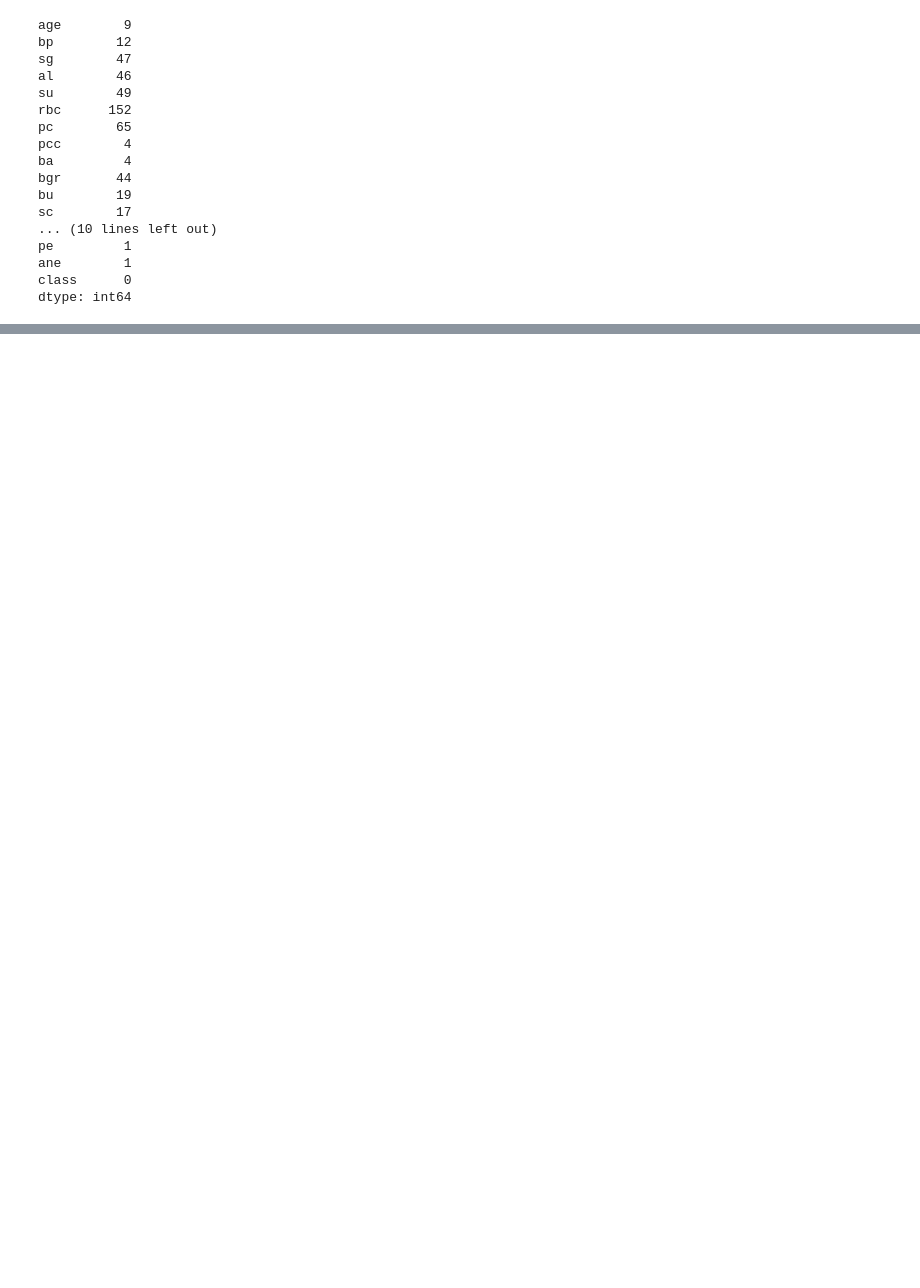
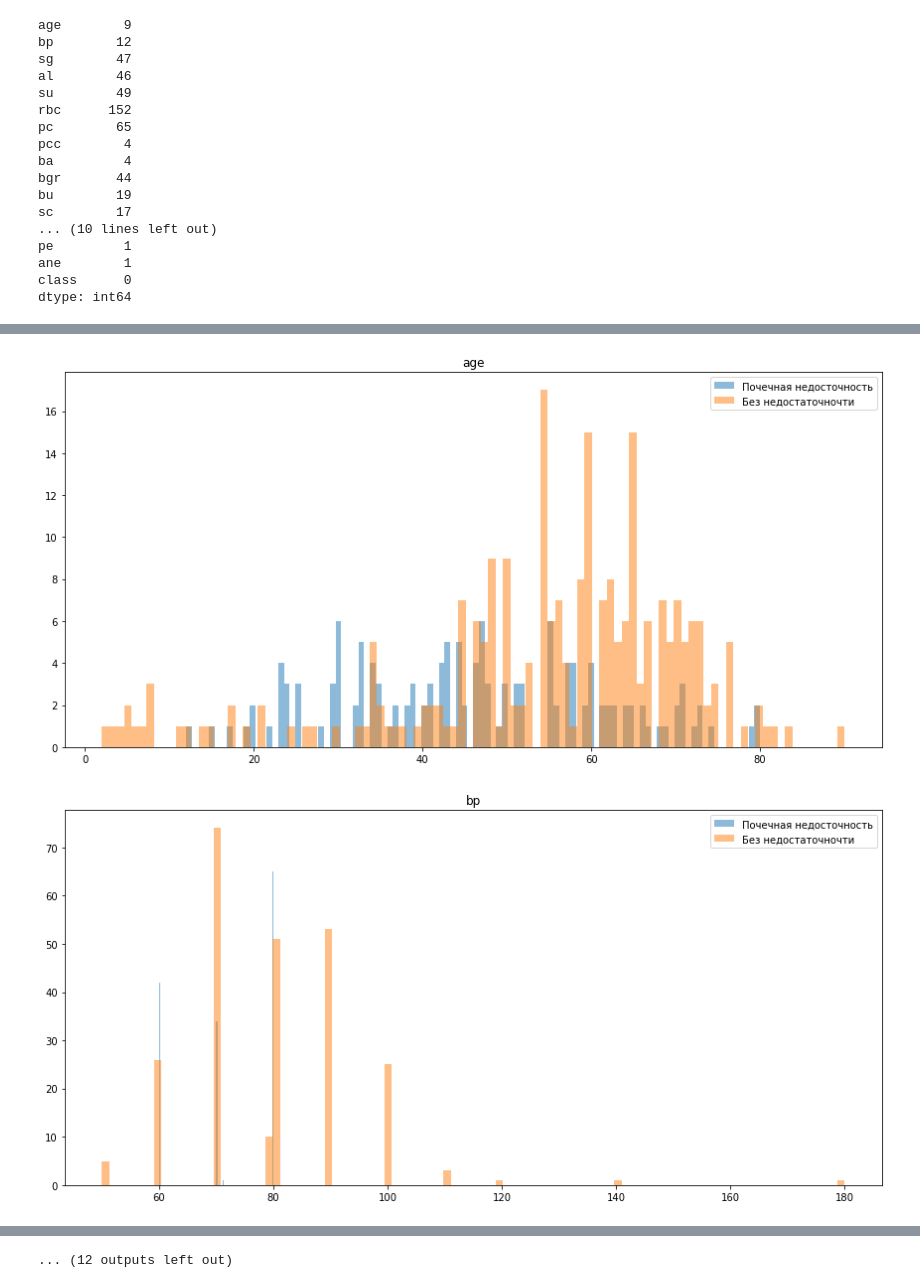
Before and after one commit to rpurei/otus, a Jupyter notebook: prof-hw1/ml_prof_hw01.ipynb, the cells around one changed output, grey strips where cells are left out. Saved outputs shown, nothing was run; the diff lists cells and outputs as text; code cells hidden in the pictures; blank space fills up the shorter version.

```diff
--- a/prof-hw1/ml_prof_hw01.ipynb
+++ b/prof-hw1/ml_prof_hw01.ipynb
@@ -120,0 +172,16 @@ df.head()
+# %%
+def feature_plot(feature_name):
+    fig, axes = plt.subplots(nrows=1, ncols=1, figsize=(12, 6))
+    axes.figure
+    axes.hist(df[feature_name].loc[df['class'] == 0], 100, alpha=0.5, label='Почечная недосточность')
+    axes.hist(df[feature_name].loc[df['class'] == 1], 100, alpha=0.5, label='Без недостаточночти')
+    axes.legend(loc='upper right')
+    axes.set_title(feature_name)
+    plt.tight_layout()
+    plt.show()
+# %%
+for feature in list(df.select_dtypes([np.number]).columns)[:-1]:
+    feature_plot(feature)
+# %% [output]
+[figure, added]
+[figure, added]
@@ -120,0 +198 @@ df.head()
+... (12 outputs left out)
```
Also changed, not shown: parts of 45 cells of this notebook, 2 other files.
